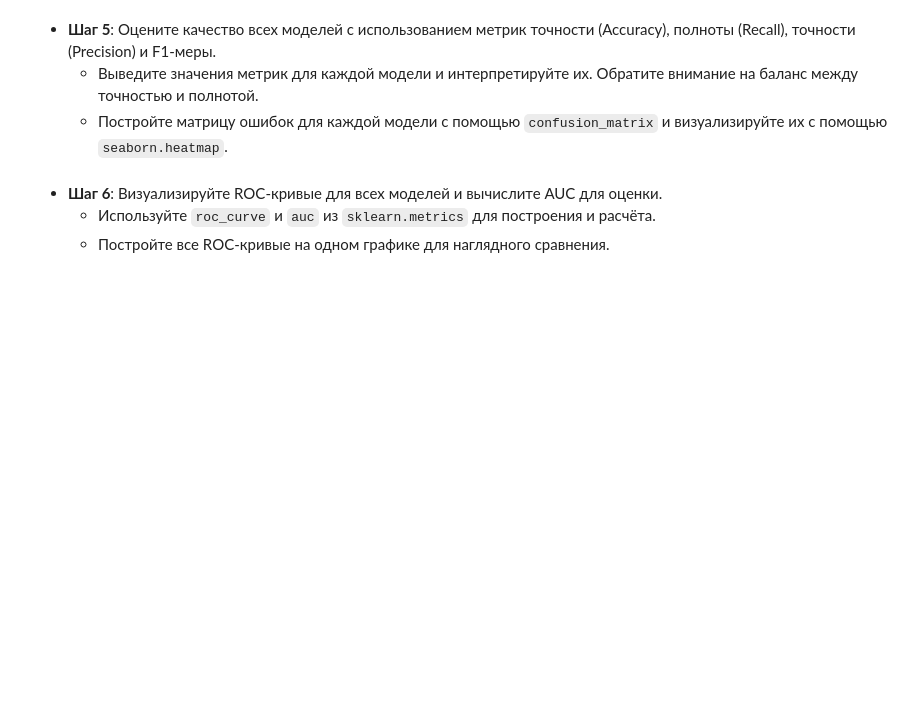
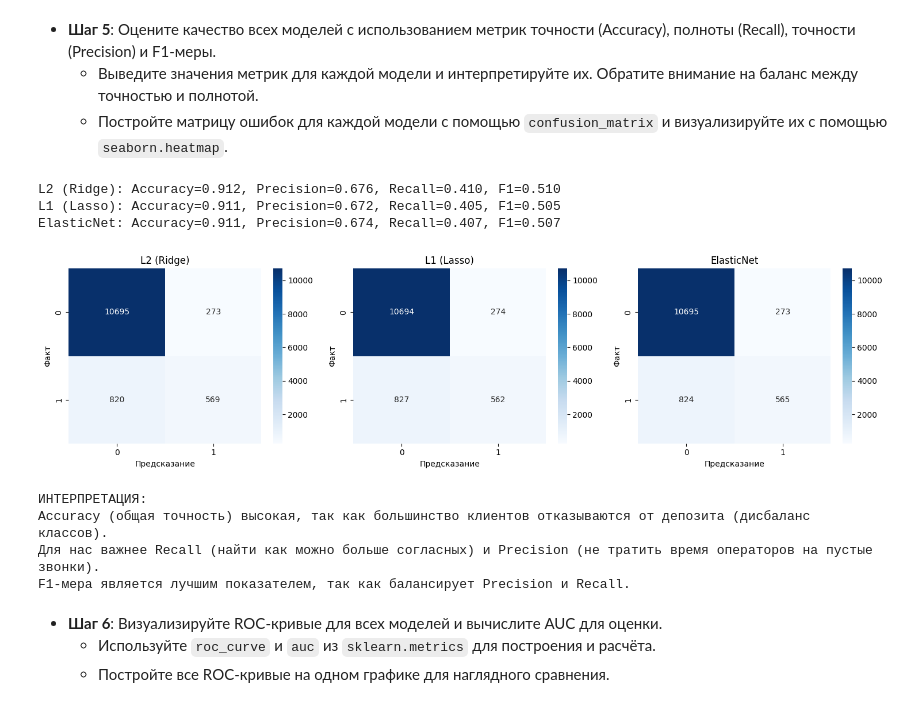
Before and after one commit to re-side/ml_basic, a Jupyter notebook: Практическая_работа_№5_Линейная_и_логистическая_регрессия.ipynb, the cells around one changed output. Cells and saved outputs as stored; diff of their text form; code cells hidden in the pictures; blank space fills up the shorter version.

```diff
--- a/Практическая_работа_№5_Линейная_и_логистическая_регрессия.ipynb
+++ b/Практическая_работа_№5_Линейная_и_логистическая_регрессия.ipynb
@@ -477,2 +493,15 @@ max_v = coefs[max_f]
+# %%
+from sklearn.preprocessing import StandardScaler
+
+df['y'] = df['y'].map({'yes': 1, 'no': 0})
+
+y = df['y']
+X = df.drop('y', axis=1)
+
+X = pd.get_dummies(X, drop_first=True, dtype=int)
+
+scaler = StandardScaler()
+num_cols = X.select_dtypes(include='number').columns
+X[num_cols] = scaler.fit_transform(X[num_cols])
 # %% [markdown]
 - **Шаг 3**: Разделите данные на обучающую и тестовую выборки.
@@ -480,0 +508,5 @@ max_v = coefs[max_f]
+# %%
+from sklearn.model_selection import train_test_split
+
+X_train, X_test, y_train, y_test = train_test_split(X, y, test_size=0.3, random_state=42)
+print("Обучение:", X_train.shape, "Тест:", X_test.shape)
@@ -501,3 +550,51 @@ import numpy as np
+# %%
+import matplotlib.pyplot as plt
+import seaborn as sns
+from sklearn.metrics import accuracy_score, precision_score, recall_score, f1_score, confusion_matrix
+
+def eval_clf(model, name, X_t, y_t):
+    preds = model.predict(X_t)
+    acc = accuracy_score(y_t, preds)
+    prec = precision_score(y_t, preds)
+    rec = recall_score(y_t, preds)
+    f1 = f1_score(y_t, preds)
+    cm = confusion_matrix(y_t, preds)
+
+    print(f"{name}: Accuracy={acc:.3f}, Precision={prec:.3f}, Recall={rec:.3f}, F1={f1:.3f}")
+    return {'Model': name, 'Accuracy': acc, 'Precision': prec, 'Recall': rec, 'F1': f1}, cm
+
+res = []
+cms = []
+names =["L2 (Ridge)", "L1 (Lasso)", "ElasticNet"]
+models =[l2_model.best_estimator_, l1_model.best_estimator_, elastic_model.best_estimator_]
+
+for model, name in zip(models, names):
+    metrics, cm = eval_clf(model, name, X_test, y_test)
+    res.append(metrics)
+    cms.append(cm)
+
+fig, axes = plt.subplots(1, 3, figsize=(15, 4))
+for i, ax in enumerate(axes):
+    sns.heatmap(cms[i], annot=True, fmt='d', cmap='Blues', ax=ax)
+    ax.set_title(names[i])
+    ax.set_xlabel("Предсказание")
+    ax.set_ylabel("Факт")
+plt.tight_layout()
+plt.show()
+
+print("ИНТЕРПРЕТАЦИЯ:")
+print("Accuracy (общая точность) высокая, так как большинство клиентов отказываются от депозита (дисбаланс классов).")
+print("Для нас важнее Recall (найти как можно больше согласных) и Precision (не тратить время операторов на пустые звонки).")
+print("F1-мера является лучшим показателем, так как балансирует Precision и Recall.")
+# %% [output]
+L2 (Ridge): Accuracy=0.912, Precision=0.676, Recall=0.410, F1=0.510
+L1 (Lasso): Accuracy=0.911, Precision=0.672, Recall=0.405, F1=0.505
+ElasticNet: Accuracy=0.911, Precision=0.674, Recall=0.407, F1=0.507
+[figure, added]
+ИНТЕРПРЕТАЦИЯ:
+Accuracy (общая точность) высокая, так как большинство клиентов отказываются от депозита (дисбаланс классов).
+Для нас важнее Recall (найти как можно больше согласных) и Precision (не тратить время операторов на пустые звонки).
+F1-мера является лучшим показателем, так как балансирует Precision и Recall.
 # %% [markdown]
 - **Шаг 6**: Визуализируйте ROC-кривые для всех моделей и вычислите AUC для оценки.
   - Используйте `roc_curve` и `auc` из `sklearn.metrics` для построения и расчёта.
```
Also changed, not shown: parts of 12 cells of this notebook.
